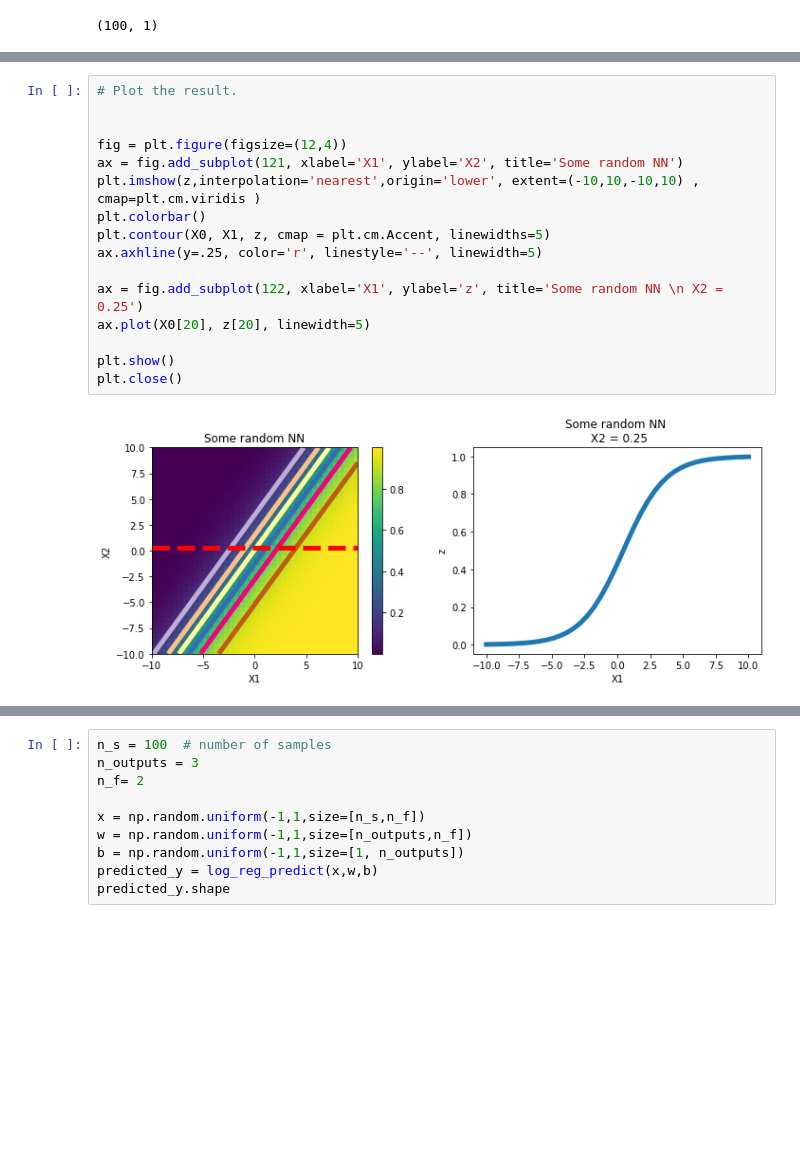
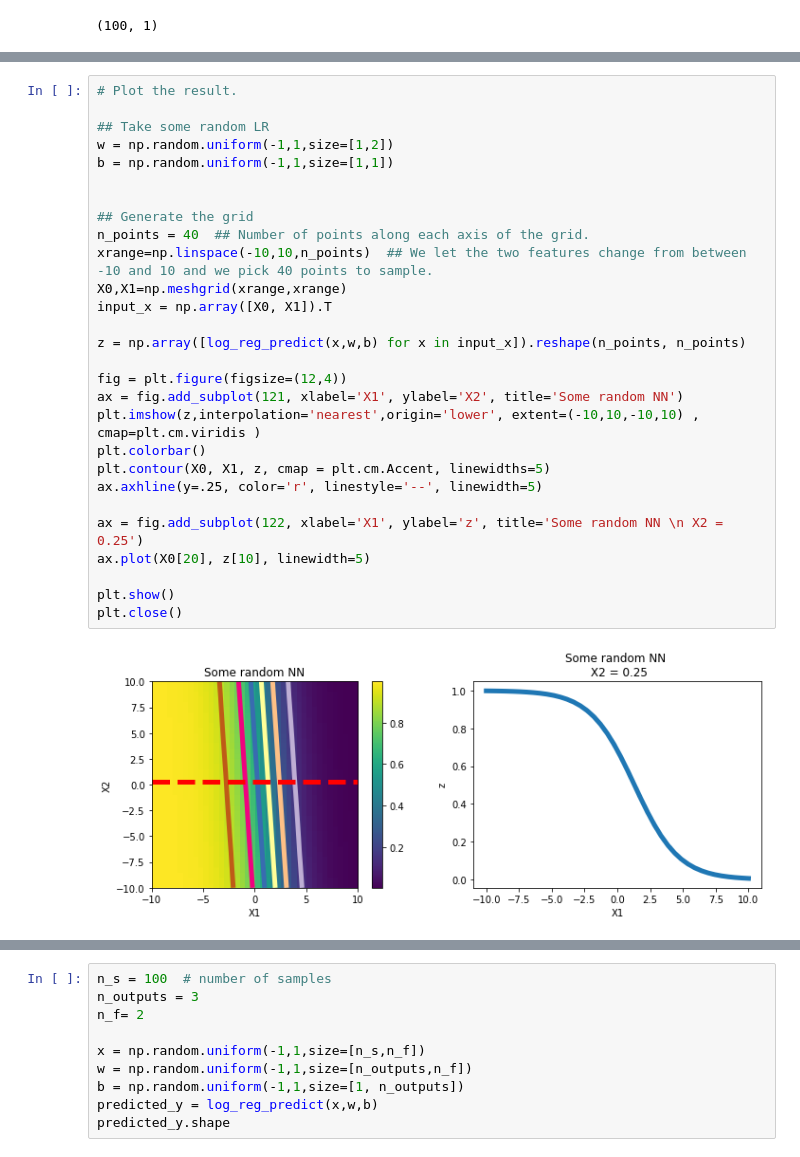
Before and after one commit to sraeisi/Machine_Learning_Physics_Winter20, a Jupyter notebook: Chpt4/NN_Intro.ipynb, the cells around one changed output, grey strips where cells are left out. Cells and saved outputs as stored; diff of their text form; blank space fills up the shorter version.

Commit message:
Made some adjustment to the plot.

```diff
--- a/Chpt4/NN_Intro.ipynb
+++ b/Chpt4/NN_Intro.ipynb
@@ -68,21 +68,33 @@ z[0,0]
 # %%
 # Plot the result.
 
+## Take some random LR
+w = np.random.uniform(-1,1,size=[1,2])
+b = np.random.uniform(-1,1,size=[1,1])
+
+
+## Generate the grid
+n_points = 40  ## Number of points along each axis of the grid.
+xrange=np.linspace(-10,10,n_points)  ## We let the two features change from between -10 and 10 and we pick 40 points to sample.
+X0,X1=np.meshgrid(xrange,xrange)
+input_x = np.array([X0, X1]).T
+
+z = np.array([log_reg_predict(x,w,b) for x in input_x]).reshape(n_points, n_points)
 
 fig = plt.figure(figsize=(12,4))
 ax = fig.add_subplot(121, xlabel='X1', ylabel='X2', title='Some random NN')
 plt.imshow(z,interpolation='nearest',origin='lower', extent=(-10,10,-10,10) , cmap=plt.cm.viridis )
 plt.colorbar()
 plt.contour(X0, X1, z, cmap = plt.cm.Accent, linewidths=5)
 ax.axhline(y=.25, color='r', linestyle='--', linewidth=5)
 
 ax = fig.add_subplot(122, xlabel='X1', ylabel='z', title='Some random NN \n X2 = 0.25')
-ax.plot(X0[20], z[20], linewidth=5)
+ax.plot(X0[20], z[10], linewidth=5)
 
 plt.show()
 plt.close()
 # %% [output]
-[figure, old version]
+[figure, new version]
 # %% [markdown]
 ## Multi Class
 Consider the same problem, but with three classes instead of two. Now the computation graph would be like
```
Also changed, not shown: parts of 2 cells of this notebook.
